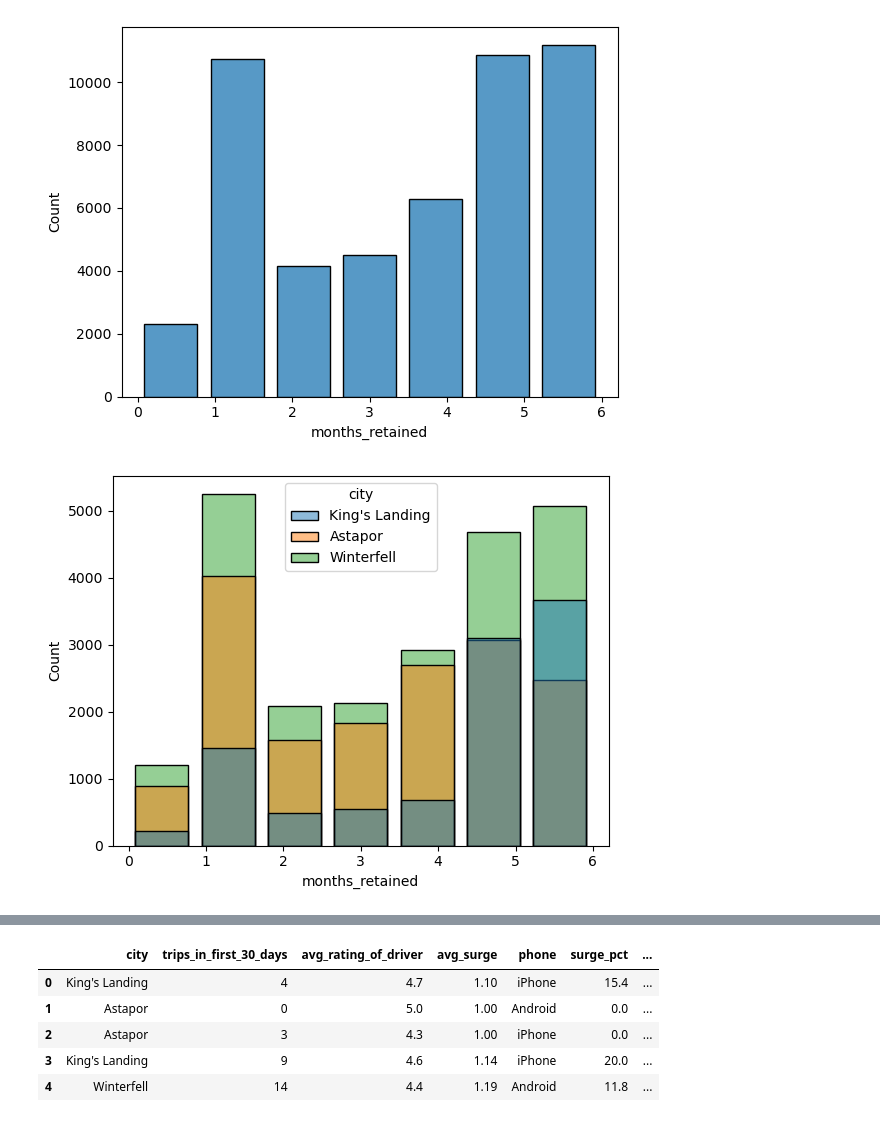
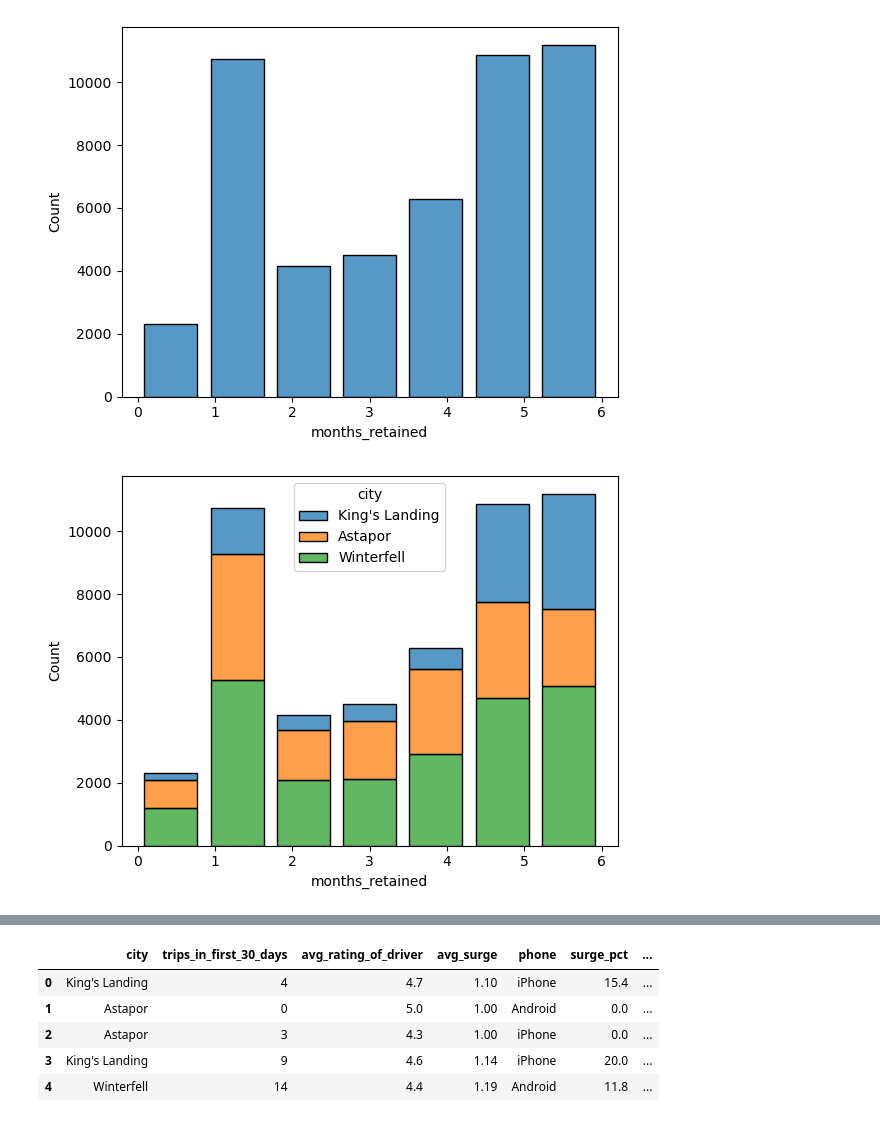
Before and after one commit to keb101/Image-Classification-Indian-Clothing, a Jupyter notebook: ultimate_challenge/Part_3.ipynb, the cells around one changed output, grey strips where cells are left out. Cells and saved outputs as stored; diff of their text form; code cells hidden in the pictures.

```diff
--- a/ultimate_challenge/Part_3.ipynb
+++ b/ultimate_challenge/Part_3.ipynb
@@ -125,8 +124,6 @@ df.head()
 | 2 | Astapor | 3 | 4.3 | 1.00 | iPhone | 0.0 | ... |
 | 3 | King's Landing | 9 | 4.6 | 1.14 | iPhone | 20.0 | ... |
 | 4 | Winterfell | 14 | 4.4 | 1.19 | Android | 11.8 | ... |
-# %%
-df['ultimate_black_user'] = df['ultimate_black_user'].astype(int)
 # %%
 df['phone'].value_counts()
 # %% [output]
@@ -157,9 +151,9 @@ fig = sns.histplot(data=df, x=x, bins=7,shrink=.8)
 # %% [output]
 [figure]
 # %%
-_ = sns.histplot(data=df, x=x, hue=hue, bins=7, shrink=.8)
+_ = sns.histplot(data=df, x='months_retained', hue='city', multiple='stack', bins=7, shrink=.8)
 # %% [output]
-[figure, old version]
+[figure, new version]
 # %%
 _ = sns.histplot(data=df, x='6months', bins=2, shrink=.8)
 # %% [output]
```
Also changed, not shown: parts of 45 cells of this notebook.
